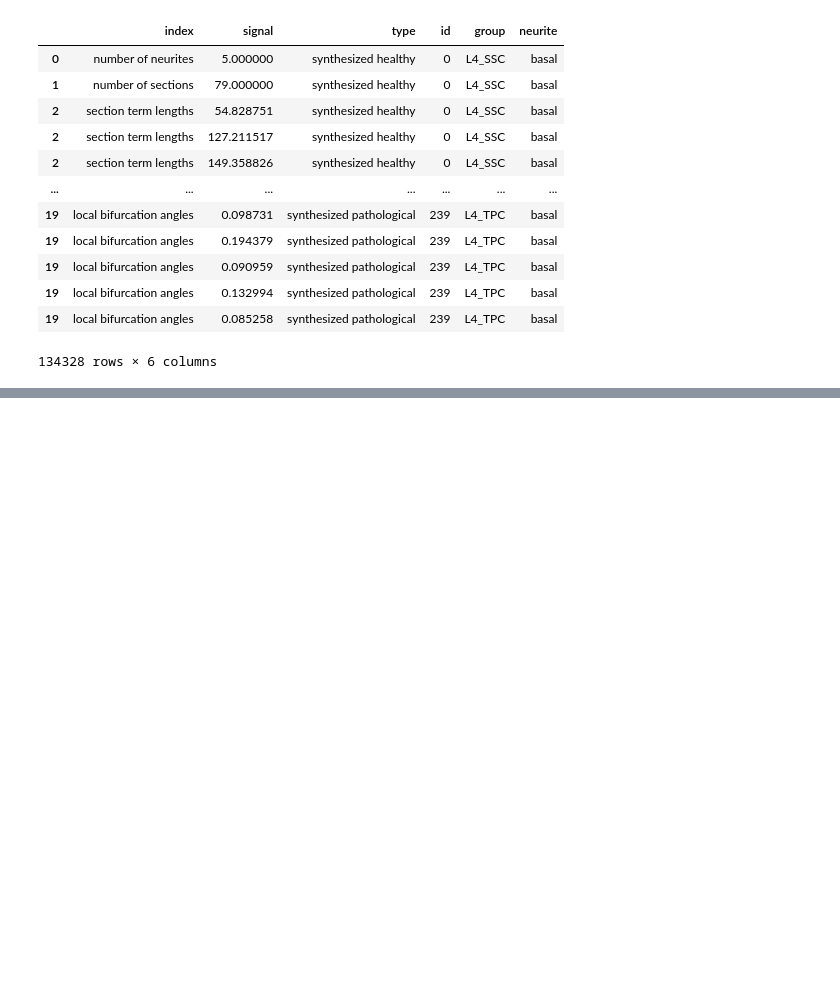
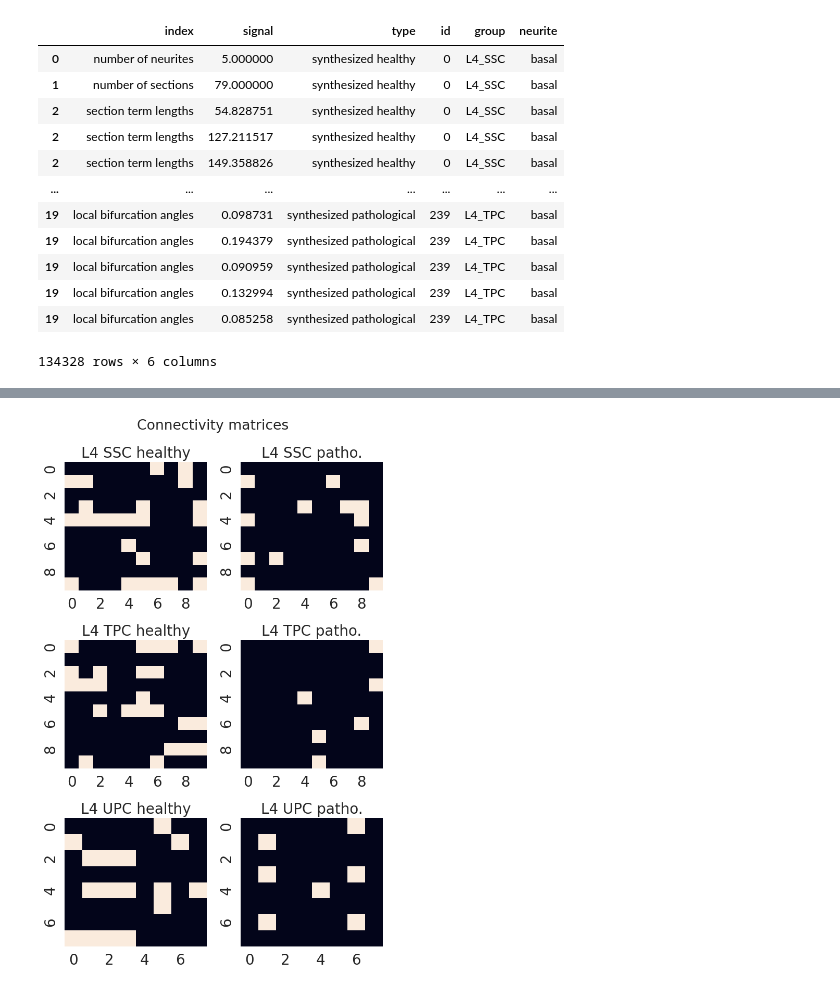
Before and after one commit to jazz031195/NeuroTS, a Jupyter notebook: examples/graphs_ines.ipynb, the cells around one changed output, grey strips where cells are left out. Cells and saved outputs as stored; diff of their text form; code cells hidden in the pictures; blank space fills up the shorter version.

Commit message:
connectivity analysis

```diff
--- a/examples/graphs_ines.ipynb
+++ b/examples/graphs_ines.ipynb
@@ -556,0 +607,46 @@ for group in groups:
+# %%
+from pathlib import Path
+import os
+import numpy as np
+import matplotlib.pyplot as plt
+import seaborn as sns
+
+folder = Path("Cortical_morphologies")
+filenames = ['connectome_L4_SSC_rep_1.npy',
+             'connectome_shrunk_75_L4_SSC_rep_1.npy',
+             'connectome_L4_TPC_rep_1.npy',
+             'connectome_shrunk_75_L4_TPC_rep_1.npy',
+             'connectome_L4_UPC_rep_1.npy',
+             'connectome_shrunk_75_L4_UPC_rep_1.npy']
+
+fig, axs = plt.subplots(3, 2, figsize=(7, 11))
+axs      = axs.ravel()
+
+for i, file in enumerate(filenames):
+    connectivity_mat = np.load(folder / file)
+    sns.heatmap(connectivity_mat, ax=axs[i], cbar=False)
+    if 'SSC' in file:
+        title = 'L4 SSC'
+    elif 'UPC' in file:
+        title = 'L4 UPC'
+    elif 'TPC' in file:
+        title = 'L4 TPC'
+
+    if 'shrunk' in file:
+        title = title + ' patho.'
+    else:
+        title = title + ' healthy'
+
+    axs[i].set_title(title)
+
+
+font = {'size'   : 16}
+
+matplotlib.rc('font', **font)
+
+fig.suptitle('Connectivity matrices')
+fig.tight_layout()
+
+plt.savefig('heatmaps.png')
+# %% [output]
+[figure, added]
```
Also changed, not shown: parts of 8 cells of this notebook.
